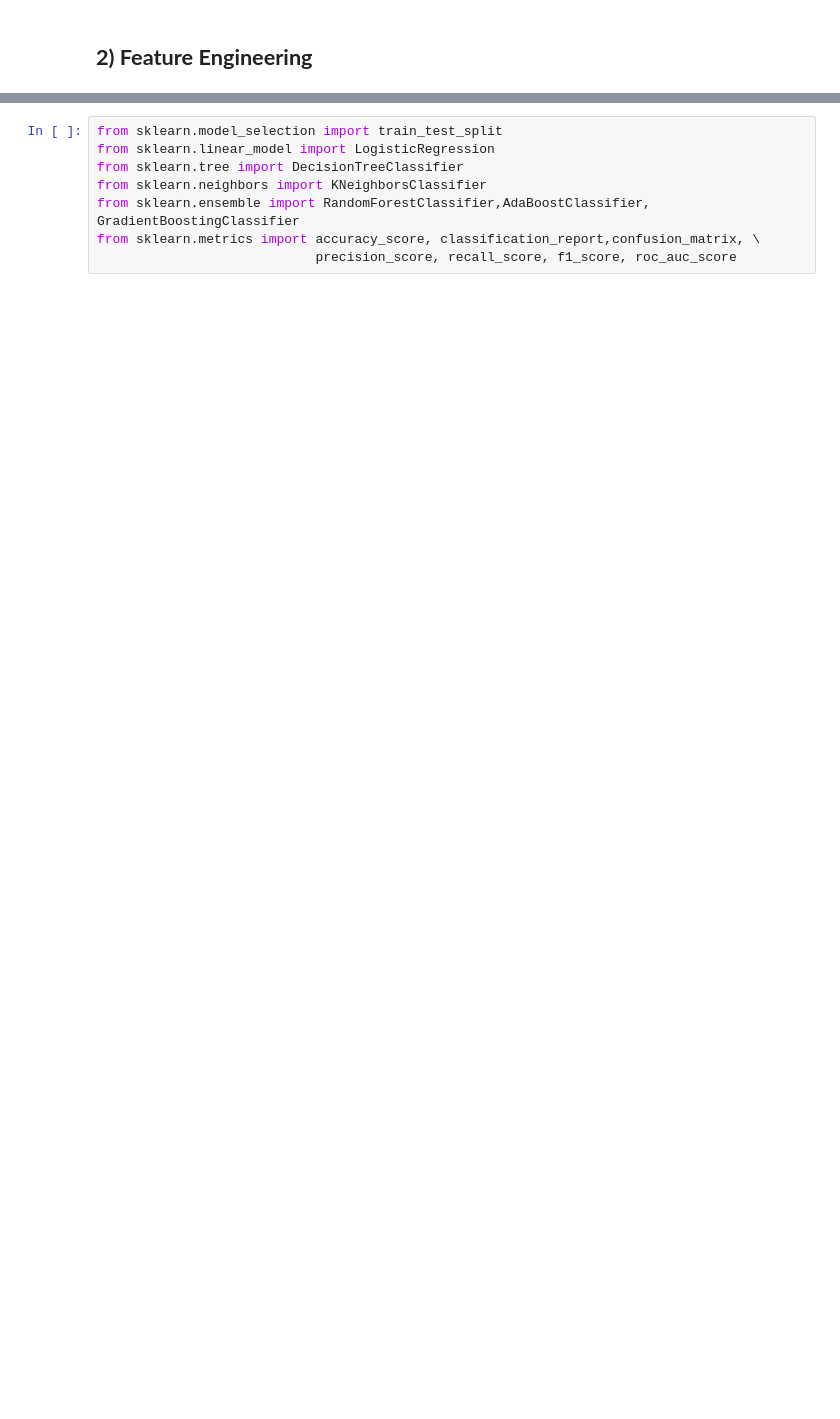
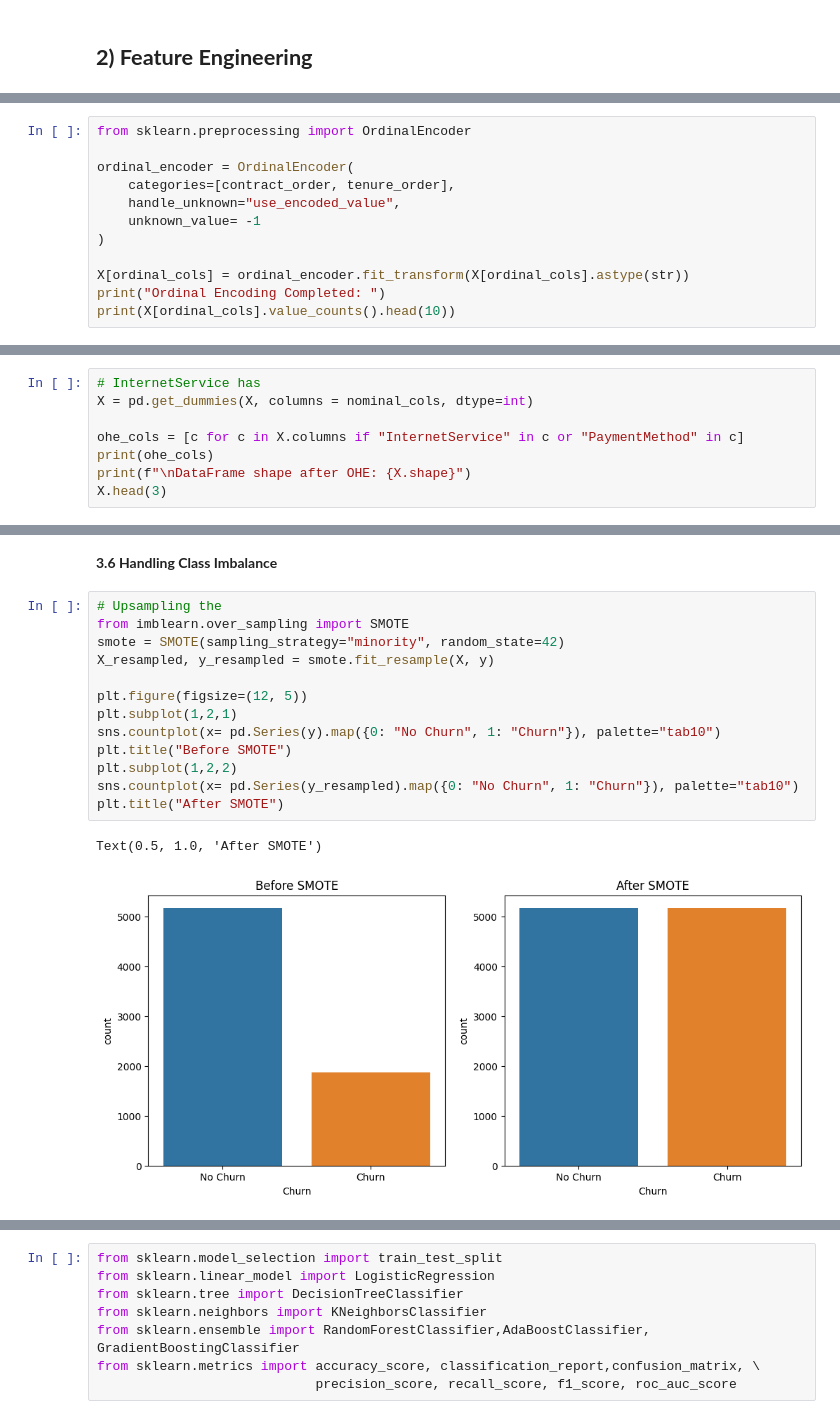
Before and after one commit to vivek-3369/end-to-end-customer-churn-prediction-project, a Jupyter notebook: notebooks/Feature_Engineering_and_Model_Training.ipynb, the cells around one changed output, grey strips where cells are left out. Drawn from its saved outputs; the diff is of its cells as text; blank space fills up the shorter version.

```diff
--- a/notebooks/Feature_Engineering_and_Model_Training.ipynb
+++ b/notebooks/Feature_Engineering_and_Model_Training.ipynb
@@ -341,0 +531,12 @@ X_res, y_res = smote.fit_resample(X, y)
+# %%
+from sklearn.preprocessing import OrdinalEncoder
+
+ordinal_encoder = OrdinalEncoder(
+    categories=[contract_order, tenure_order],
+    handle_unknown="use_encoded_value",
+    unknown_value= -1
+)
+
+X[ordinal_cols] = ordinal_encoder.fit_transform(X[ordinal_cols].astype(str))
+print("Ordinal Encoding Completed: ")
+print(X[ordinal_cols].value_counts().head(10))
@@ -341,0 +559,8 @@ X_res, y_res = smote.fit_resample(X, y)
+# %%
+# InternetService has
+X = pd.get_dummies(X, columns = nominal_cols, dtype=int)
+
+ohe_cols = [c for c in X.columns if "InternetService" in c or "PaymentMethod" in c]
+print(ohe_cols)
+print(f"\nDataFrame shape after OHE: {X.shape}")
+X.head(3)
@@ -341,0 +606,18 @@ X_res, y_res = smote.fit_resample(X, y)
+# %% [markdown]
+**3.6 Handling Class Imbalance**
+# %%
+# Upsampling the
+from imblearn.over_sampling import SMOTE
+smote = SMOTE(sampling_strategy="minority", random_state=42)
+X_resampled, y_resampled = smote.fit_resample(X, y)
+
+plt.figure(figsize=(12, 5))
+plt.subplot(1,2,1)
+sns.countplot(x= pd.Series(y).map({0: "No Churn", 1: "Churn"}), palette="tab10")
+plt.title("Before SMOTE")
+plt.subplot(1,2,2)
+sns.countplot(x= pd.Series(y_resampled).map({0: "No Churn", 1: "Churn"}), palette="tab10")
+plt.title("After SMOTE")
+# %% [output]
+Text(0.5, 1.0, 'After SMOTE')
+[figure, added]
```
Also changed, not shown: parts of 55 cells of this notebook.
